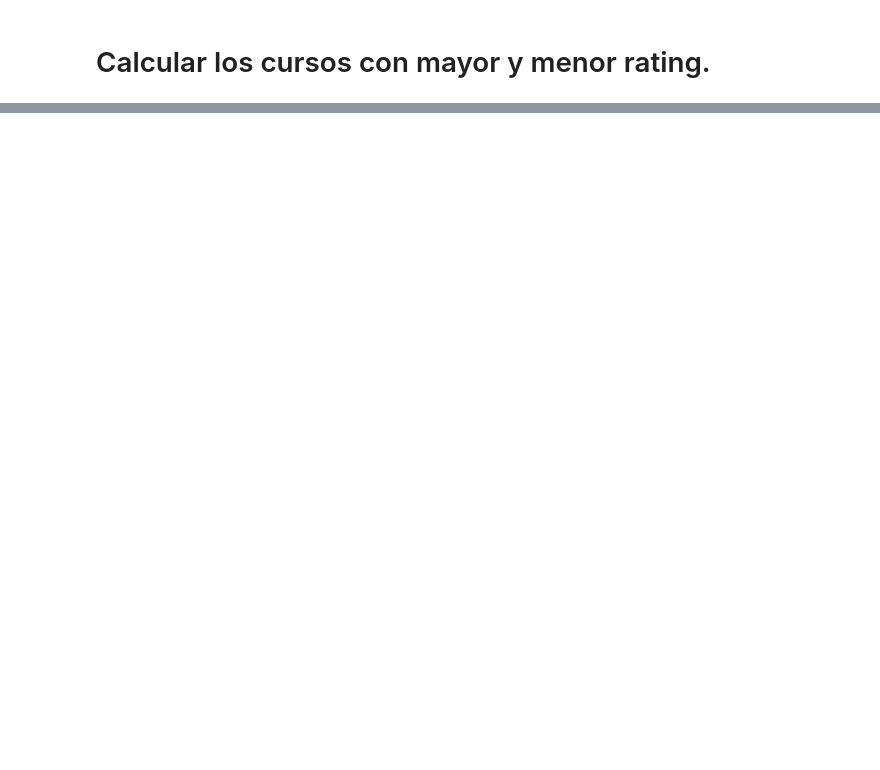
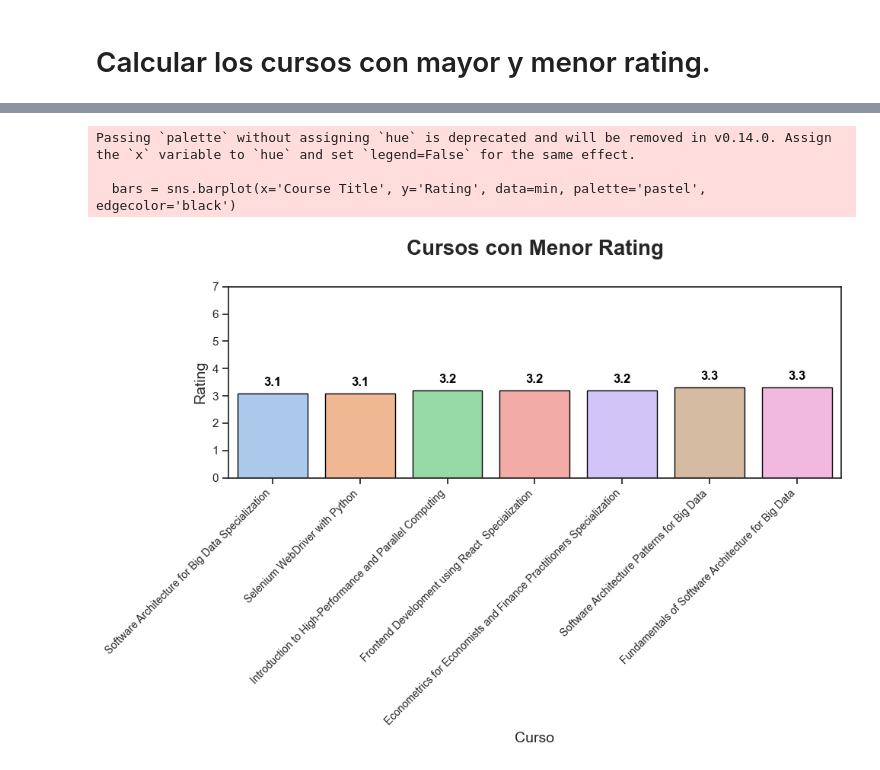
Before and after one commit to LorenaGarcia10SJ/-SS2-Seminario2_201700399, a Jupyter notebook: [SS2]Practica2_201700399/Practica2.ipynb, the cells around one changed output, grey strips where cells are left out. Saved outputs shown, nothing was run; the diff lists cells and outputs as text; code cells hidden in the pictures; blank space fills up the shorter version.

```diff
--- a/[SS2]Practica2_201700399/Practica2.ipynb
+++ b/[SS2]Practica2_201700399/Practica2.ipynb
@@ -225,0 +200,30 @@ Curso con menor rating:                                            Course Title
+# %%
+min = df.nsmallest(10, 'Rating')
+
+plt.figure(figsize=(10, 7))
+sns.set(style="ticks")
+
+bars = sns.barplot(x='Course Title', y='Rating', data=min, palette='pastel', edgecolor='black')
+
+# Etiquetas de gráfica
+for bar in bars.patches:
+    bars.annotate(f'{bar.get_height():.1f}',
+                  (bar.get_x() + bar.get_width() / 2, bar.get_height()),
+                  ha='center', va='bottom',
+                  xytext=(0, 5),
+                  textcoords='offset points',
+                  fontsize=12, fontweight='bold', color='black')
+
+plt.title('Cursos con Menor Rating', fontsize=20, fontweight='bold', pad=30)
+plt.ylabel('Rating', fontsize=14)
+plt.xlabel('Curso', fontsize=14)
+plt.xticks(rotation=45, ha='right', fontsize=10)
+plt.ylim(0, 7)
+
+plt.tight_layout()
+plt.show()
+# %% [output]
+Passing `palette` without assigning `hue` is deprecated and will be removed in v0.14.0. Assign the `x` variable to `hue` and set `legend=False` for the same effect.
+
+  bars = sns.barplot(x='Course Title', y='Rating', data=min, palette='pastel', edgecolor='black')
+[figure, added]
```
Also changed, not shown: parts of 39 cells of this notebook.
